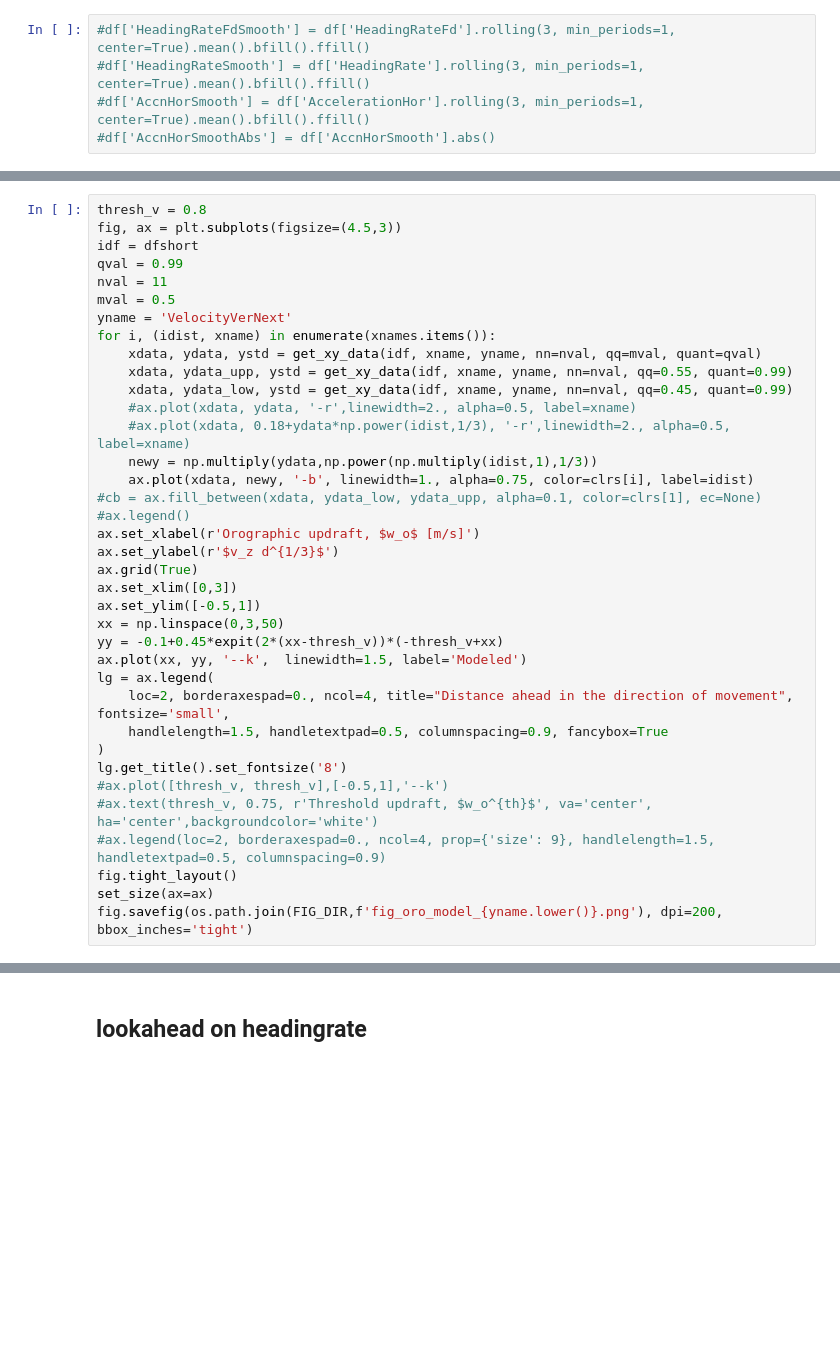
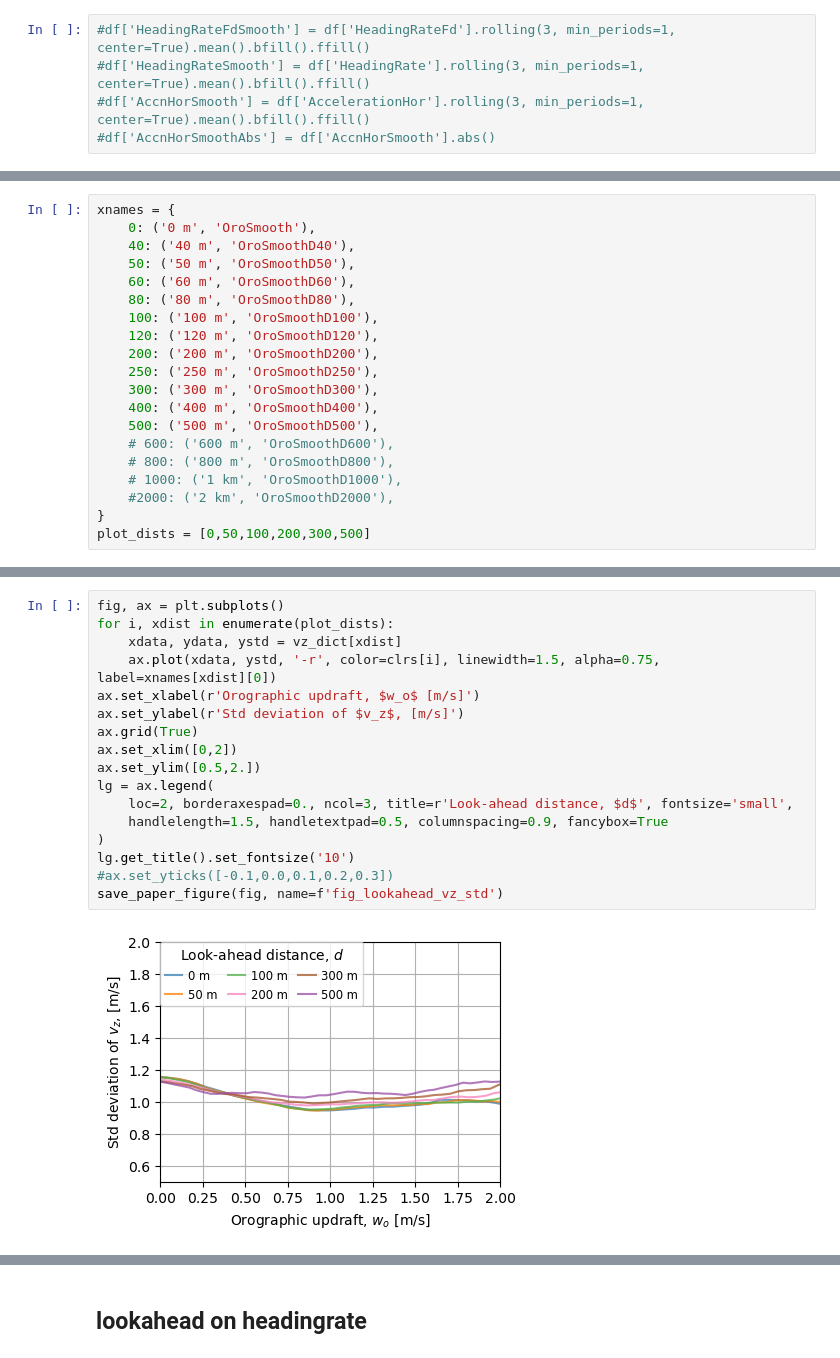
Before and after one commit to rimplesandhu/raptor-lookahead-movement-model, a Jupyter notebook: examples/csg/paper_lookahead.ipynb, the cells around one changed output, grey strips where cells are left out. Cells and saved outputs as stored; diff of their text form; blank space fills up the shorter version.

```diff
--- a/examples/csg/paper_lookahead.ipynb
+++ b/examples/csg/paper_lookahead.ipynb
@@ -264 +85,21 @@ fig.savefig(os.path.join(FIG_DIR,f'fig_agl_{yname.lower()}.png'), dpi=200, bbox_
+# %%
+xnames = {
+    0: ('0 m', 'OroSmooth'),
+    40: ('40 m', 'OroSmoothD40'),
+    50: ('50 m', 'OroSmoothD50'),
+    60: ('60 m', 'OroSmoothD60'),
+    80: ('80 m', 'OroSmoothD80'),
+    100: ('100 m', 'OroSmoothD100'),
+    120: ('120 m', 'OroSmoothD120'),
+    200: ('200 m', 'OroSmoothD200'),
+    250: ('250 m', 'OroSmoothD250'),
+    300: ('300 m', 'OroSmoothD300'),
+    400: ('400 m', 'OroSmoothD400'),
+    500: ('500 m', 'OroSmoothD500'),
+    # 600: ('600 m', 'OroSmoothD600'),
+    # 800: ('800 m', 'OroSmoothD800'),
+    # 1000: ('1 km', 'OroSmoothD1000'),
+    #2000: ('2 km', 'OroSmoothD2000'),
+}
+plot_dists = [0,50,100,200,300,500]
 # %% [markdown]
@@ -312,37 +136,19 @@ fig.savefig(os.path.join(FIG_DIR,f'fig_oro_{yname.lower()}.png'), dpi=200, bbox_
-# %%
-thresh_v = 0.8
-fig, ax = plt.subplots(figsize=(4.5,3))
-idf = dfshort
-qval = 0.99
-nval = 11
-mval = 0.5
-yname = 'VelocityVerNext'
-for i, (idist, xname) in enumerate(xnames.items()):
-    xdata, ydata, ystd = get_xy_data(idf, xname, yname, nn=nval, qq=mval, quant=qval)
-    xdata, ydata_upp, ystd = get_xy_data(idf, xname, yname, nn=nval, qq=0.55, quant=0.99)
-    xdata, ydata_low, ystd = get_xy_data(idf, xname, yname, nn=nval, qq=0.45, quant=0.99)
-    #ax.plot(xdata, ydata, '-r',linewidth=2., alpha=0.5, label=xname)
-    #ax.plot(xdata, 0.18+ydata*np.power(idist,1/3), '-r',linewidth=2., alpha=0.5, label=xname)
-    newy = np.multiply(ydata,np.power(np.multiply(idist,1),1/3))
-    ax.plot(xdata, newy, '-b', linewidth=1., alpha=0.75, color=clrs[i], label=idist)
-#cb = ax.fill_between(xdata, ydata_low, ydata_upp, alpha=0.1, color=clrs[1], ec=None)
-#ax.legend()
-ax.set_xlabel(r'Orographic updraft, $w_o$ [m/s]')
-ax.set_ylabel(r'$v_z d^{1/3}$')
-ax.grid(True)
-ax.set_xlim([0,3])
-ax.set_ylim([-0.5,1])
-xx = np.linspace(0,3,50)
-yy = -0.1+0.45*expit(2*(xx-thresh_v))*(-thresh_v+xx)
-ax.plot(xx, yy, '--k',  linewidth=1.5, label='Modeled')
-lg = ax.legend(
-    loc=2, borderaxespad=0., ncol=4, title="Distance ahead in the direction of movement", fontsize='small',
-    handlelength=1.5, handletextpad=0.5, columnspacing=0.9, fancybox=True
-)
-lg.get_title().set_fontsize('8')
-#ax.plot([thresh_v, thresh_v],[-0.5,1],'--k')
-#ax.text(thresh_v, 0.75, r'Threshold updraft, $w_o^{th}$', va='center', ha='center',backgroundcolor='white')
-#ax.legend(loc=2, borderaxespad=0., ncol=4, prop={'size': 9}, handlelength=1.5, handletextpad=0.5, columnspacing=0.9)
-fig.tight_layout()
-set_size(ax=ax)
-fig.savefig(os.path.join(FIG_DIR,f'fig_oro_model_{yname.lower()}.png'), dpi=200, bbox_inches='tight')
+# %%
+fig, ax = plt.subplots()
+for i, xdist in enumerate(plot_dists):
+    xdata, ydata, ystd = vz_dict[xdist]
+    ax.plot(xdata, ystd, '-r', color=clrs[i], linewidth=1.5, alpha=0.75, label=xnames[xdist][0])
+ax.set_xlabel(r'Orographic updraft, $w_o$ [m/s]')
+ax.set_ylabel(r'Std deviation of $v_z$, [m/s]')
+ax.grid(True)
+ax.set_xlim([0,2])
+ax.set_ylim([0.5,2.])
+lg = ax.legend(
+    loc=2, borderaxespad=0., ncol=3, title=r'Look-ahead distance, $d$', fontsize='small',
+    handlelength=1.5, handletextpad=0.5, columnspacing=0.9, fancybox=True
+)
+lg.get_title().set_fontsize('10')
+#ax.set_yticks([-0.1,0.0,0.1,0.2,0.3])
+save_paper_figure(fig, name=f'fig_lookahead_vz_std')
+# %% [output]
+[figure, added]
```
Also changed, not shown: parts of 47 cells of this notebook, 4 other files.
